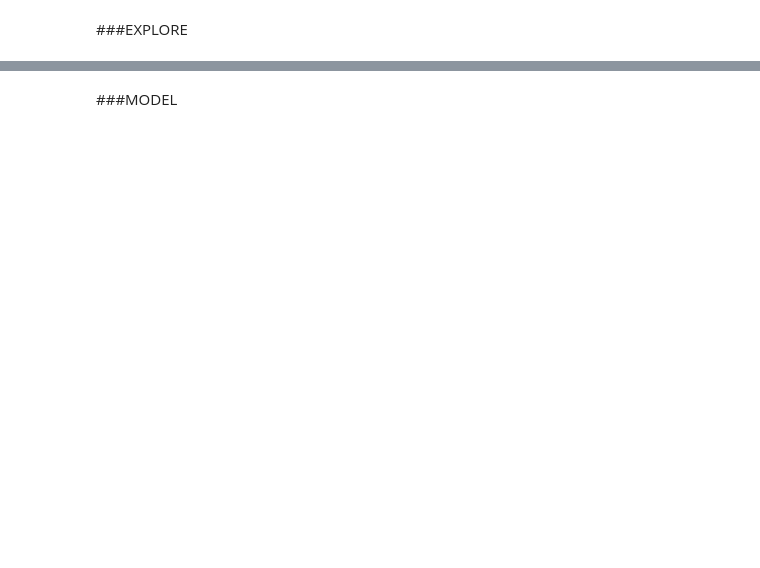
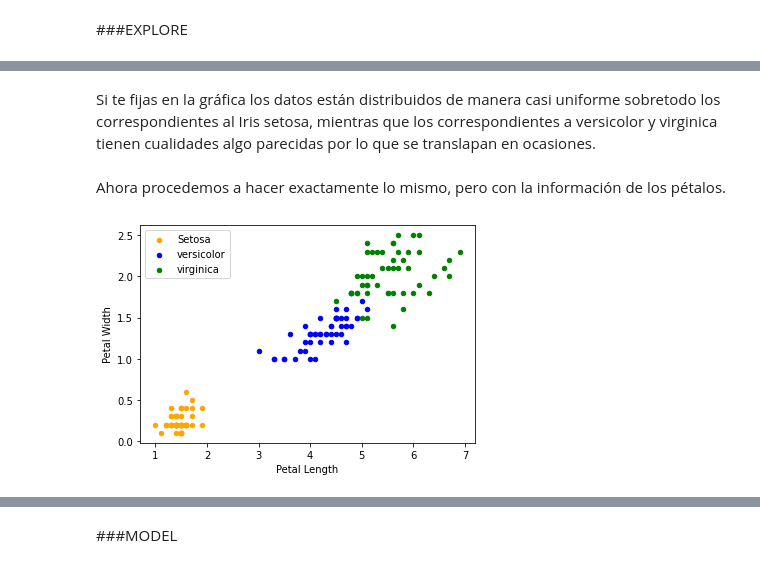
Before and after one commit to castudil/Machine-Learning, a Jupyter notebook: Proyecto Final ML/ Entrega 04 - Model/ Entrega_04_Model_Iris.ipynb, the cells around one changed output, grey strips where cells are left out. Cells and saved outputs as stored; diff of their text form; code cells hidden in the pictures; blank space fills up the shorter version.

```diff
--- a/Proyecto Final ML/ Entrega 04 - Model/ Entrega_04_Model_Iris.ipynb
+++ b/Proyecto Final ML/ Entrega 04 - Model/ Entrega_04_Model_Iris.ipynb
@@ -260,0 +90,13 @@ plt.show()
+# %% [markdown]
+Si te fijas en la gráfica los datos están distribuidos de manera casi uniforme sobretodo los correspondientes al Iris setosa, mientras que los correspondientes a versicolor y virginica tienen cualidades algo parecidas por lo que se translapan en ocasiones.
+# %% [markdown]
+Ahora procedemos a hacer exactamente lo mismo, pero con la información de los pétalos.
+# %%
+fig = iris[iris.Species=='Iris-setosa'].plot.scatter(x='Petal Length',y='Petal Width',color='orange', label='Setosa')
+iris[iris.Species=='Iris-versicolor'].plot.scatter(x='Petal Length',y='Petal Width',color='blue', label='versicolor',ax=fig)
+iris[iris.Species=='Iris-virginica'].plot.scatter(x='Petal Length',y='Petal Width',color='green', label='virginica',ax=fig)
+fig.set_xlabel("Petal Length")
+fig.set_ylabel("Petal Width")
+plt.show()
+# %% [output]
+[figure, added]
```
Also changed, not shown: parts of 85 cells of this notebook.
